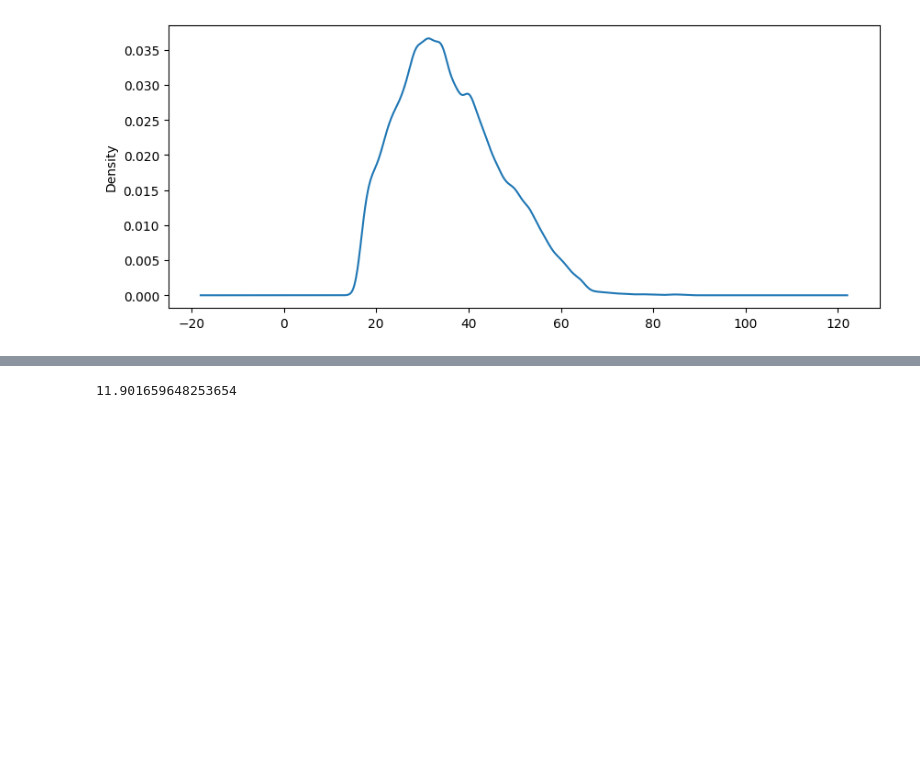
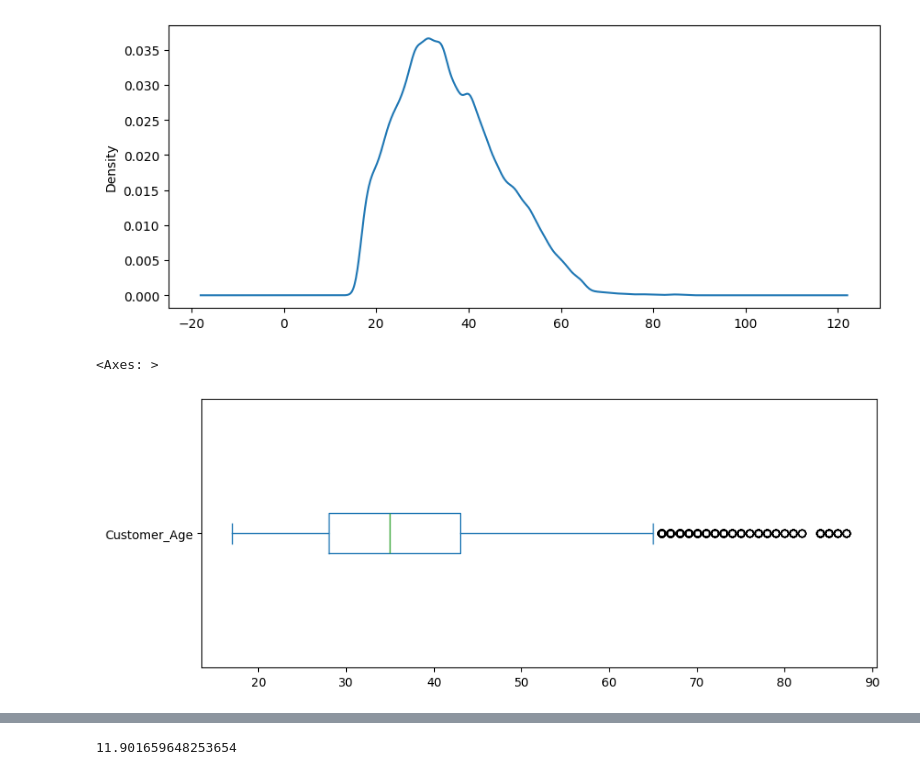
Before and after one commit to ejwang8/PandasExercises, a Jupyter notebook: freeCodeCamp_exercise1.ipynb, the cells around one changed output, grey strips where cells are left out. Drawn from its saved outputs; the diff is of its cells as text; code cells hidden in the pictures; blank space fills up the shorter version.

```diff
--- a/freeCodeCamp_exercise1.ipynb
+++ b/freeCodeCamp_exercise1.ipynb
@@ -47,6 +47,11 @@ sales['Customer_Age'].plot(kind="kde", figsize=(10, 4))
 # %% [output]
 <Axes: ylabel='Density'>
 [figure]
+# %%
+sales['Customer_Age'].plot(kind="box", figsize=(10, 4), vert=False)
+# %% [output]
+<Axes: >
+[figure, added]
 # %% [markdown]
 ![green-divider](https://user-images.githubusercontent.com/7065401/52071924-c003ad80-2562-11e9-8297-1c6595f8a7ff.png)
 
```
Also changed, not shown: parts of 12 cells of this notebook.
